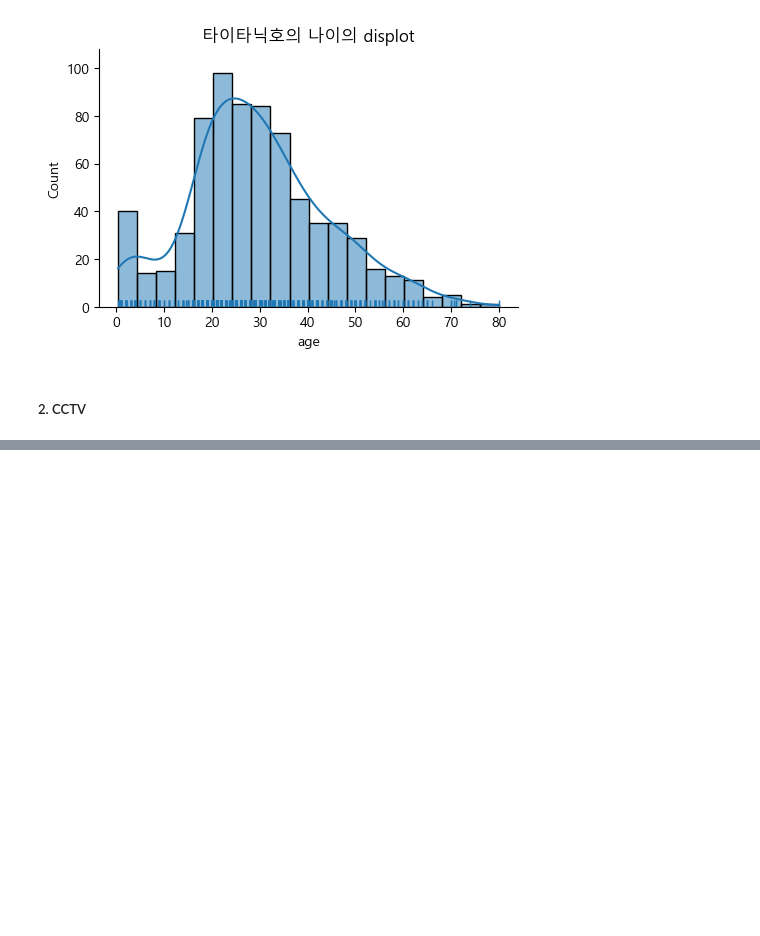
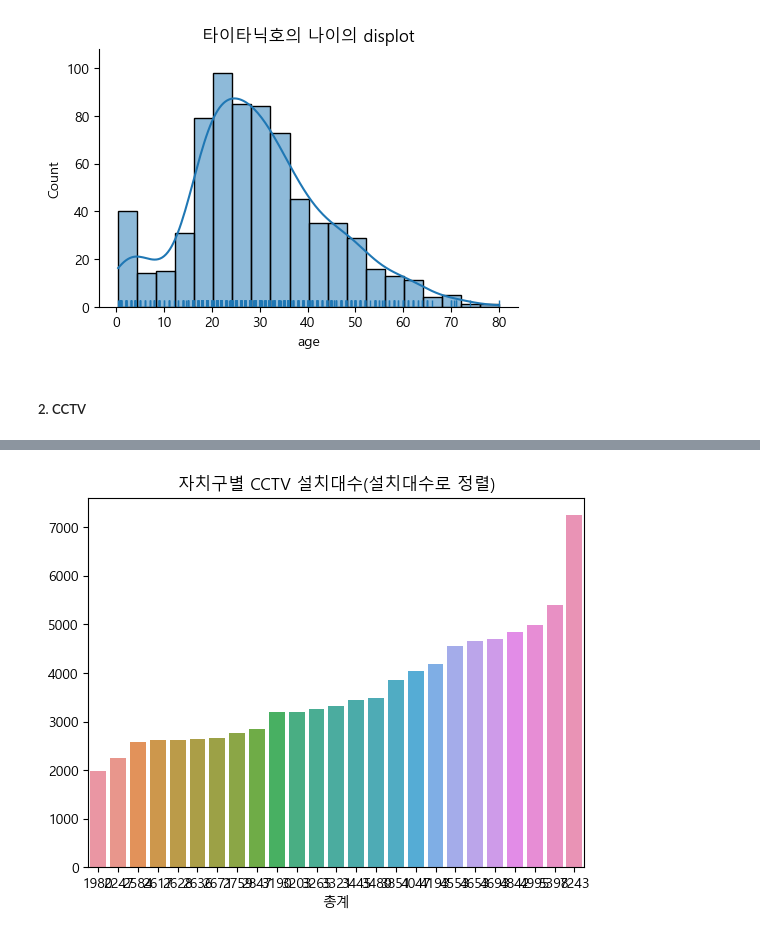
Before and after one commit to dohymy/03.-DataAnalysis-Lecture-2023-04, a Jupyter notebook: 03.시각화/연습문제(04.19).ipynb, the cells around one changed output, grey strips where cells are left out. Cells and saved outputs as stored; diff of their text form; code cells hidden in the pictures; blank space fills up the shorter version.

```diff
--- a/03.시각화/연습문제(04.19).ipynb
+++ b/03.시각화/연습문제(04.19).ipynb
@@ -71,0 +106,6 @@ plt.title('자치구 법정순');
+# %%
+sns.barplot(x=sv.index, y=sv.values, data=sv)
+plt.title('자치구별 CCTV 설치대수(설치대수로 정렬)')
+plt.show()
+# %% [output]
+[figure, added]
```
Also changed, not shown: parts of 9 cells of this notebook.
